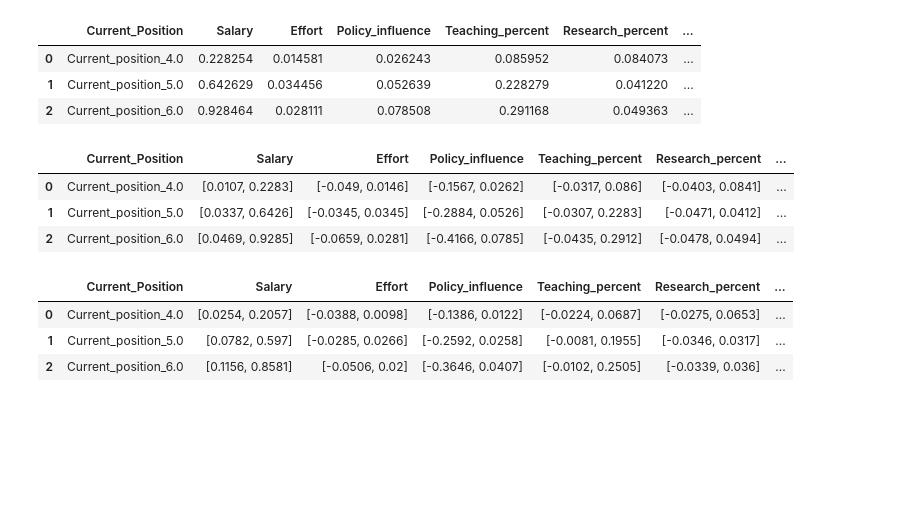
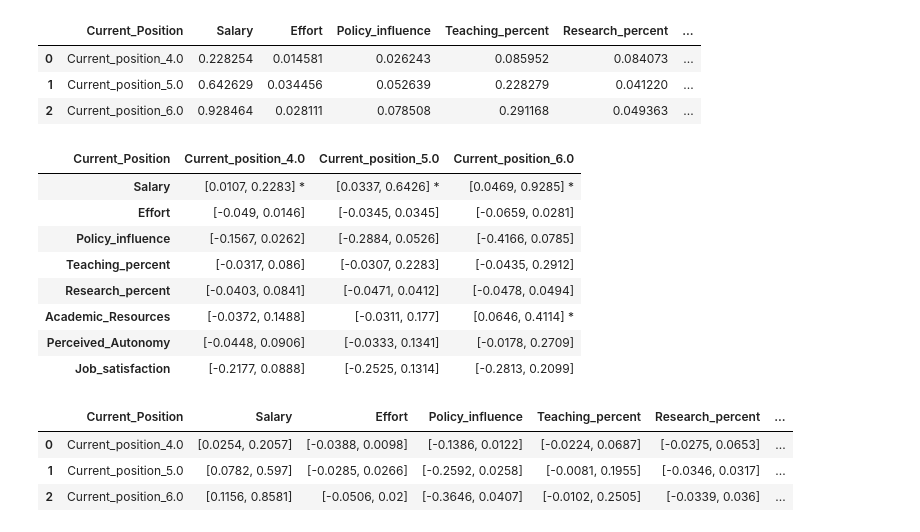
Before and after one commit to AndreiAf02/Job-Satisfaction, a Jupyter notebook: Job_Satisfaction_CZ_Seniority_Simplified.ipynb, the cells around one changed output. Saved outputs shown, nothing was run; the diff lists cells and outputs as text; code cells hidden in the pictures; blank space fills up the shorter version.

```diff
--- a/Job_Satisfaction_CZ_Seniority_Simplified.ipynb
+++ b/Job_Satisfaction_CZ_Seniority_Simplified.ipynb
@@ -1367,9 +1425,9 @@ mediation_path_values_no_mod.to_csv('CZ_mediation_path_values_no_mod.csv')
 # %%
-# path_to_bootstrap = 'https://raw.githubusercontent.com/AndreiAf02/Job-Satisfaction/refs/heads/main/CZ_bootstrap/'
+path_to_bootstrap = 'https://raw.githubusercontent.com/AndreiAf02/Job-Satisfaction/refs/heads/main/CZ_bootstrap/'
 
-# mediation_path_values = pd.read_csv(path_to_bootstrap+'CZ_mediation_path_values.csv', sep=",", header=0).iloc[:,1:]
-# moderation_path_values = pd.read_csv(path_to_bootstrap+'CZ_moderation_path_values.csv', sep=",", header=0).iloc[:,1:]
-# mediation_path_values_no_mod = pd.read_csv(path_to_bootstrap+'CZ_mediation_path_values_no_mod.csv', sep=",", header=0).iloc[:,1:]
+mediation_path_values = pd.read_csv(path_to_bootstrap+'CZ_mediation_path_values.csv', sep=",", header=0).iloc[:,1:]
+moderation_path_values = pd.read_csv(path_to_bootstrap+'CZ_moderation_path_values.csv', sep=",", header=0).iloc[:,1:]
+mediation_path_values_no_mod = pd.read_csv(path_to_bootstrap+'CZ_mediation_path_values_no_mod.csv', sep=",", header=0).iloc[:,1:]
 # %%
 mediation_path_values
 # %% [output]
@@ -1440,9 +1498,13 @@ for curr_pos in Current_position_dummy_cols:
     ## Calculating the lower and upper bounds of the Percentile Bootstrap Confidence Interval (PBCI):
     lbound = np.percentile(data[col], 2.5)
     ubound = np.percentile(data[col], 97.5)
+    if lbound > 0. or ubound < 0.:
+      sig = ' *'
+    else:
+      sig = ''
     lbound_vals.append(lbound)
     ubound_vals.append(ubound)
-    pbci_vals.append('['+str(round(lbound,4))+', '+str(round(ubound,4))+']')
+    pbci_vals.append('['+str(round(lbound,4))+', '+str(round(ubound,4))+']'+sig)
     pbci_90_vals.append('['+str(round(np.percentile(data[col], 5.),4))+', '+str(round(np.percentile(data[col], 95),4))+']')
 
   mean_results.loc[len(mean_results)] = mean_vals
@@ -1473,13 +1535,18 @@ ubound_results
 | 0 | Current_position_4.0 | 0.228254 | 0.014581 | 0.026243 | 0.085952 | 0.084073 | ... |
 | 1 | Current_position_5.0 | 0.642629 | 0.034456 | 0.052639 | 0.228279 | 0.041220 | ... |
 | 2 | Current_position_6.0 | 0.928464 | 0.028111 | 0.078508 | 0.291168 | 0.049363 | ... |
-# %%
-pbci_results
-# %% [output]
-|  | Current_Position | Salary | Effort | Policy_influence | Teaching_percent | Research_percent | ... |
-| 0 | Current_position_4.0 | [0.0107, 0.2283] | [-0.049, 0.0146] | [-0.1567, 0.0262] | [-0.0317, 0.086] | [-0.0403, 0.0841] | ... |
-| 1 | Current_position_5.0 | [0.0337, 0.6426] | [-0.0345, 0.0345] | [-0.2884, 0.0526] | [-0.0307, 0.2283] | [-0.0471, 0.0412] | ... |
-| 2 | Current_position_6.0 | [0.0469, 0.9285] | [-0.0659, 0.0281] | [-0.4166, 0.0785] | [-0.0435, 0.2912] | [-0.0478, 0.0494] | ... |
+# %%
+pbci_results.set_index('Current_Position').T
+# %% [output]
+| Current_Position | Current_position_4.0 | Current_position_5.0 | Current_position_6.0 |
+| Salary | [0.0107, 0.2283] * | [0.0337, 0.6426] * | [0.0469, 0.9285] * |
+| Effort | [-0.049, 0.0146] | [-0.0345, 0.0345] | [-0.0659, 0.0281] |
+| Policy_influence | [-0.1567, 0.0262] | [-0.2884, 0.0526] | [-0.4166, 0.0785] |
+| Teaching_percent | [-0.0317, 0.086] | [-0.0307, 0.2283] | [-0.0435, 0.2912] |
+| Research_percent | [-0.0403, 0.0841] | [-0.0471, 0.0412] | [-0.0478, 0.0494] |
+| Academic_Resources | [-0.0372, 0.1488] | [-0.0311, 0.177] | [0.0646, 0.4114] * |
+| Perceived_Autonomy | [-0.0448, 0.0906] | [-0.0333, 0.1341] | [-0.0178, 0.2709] |
+| Job_satisfaction | [-0.2177, 0.0888] | [-0.2525, 0.1314] | [-0.2813, 0.2099] |
 # %%
 pbci_90_results
 # %% [output]
```
Also changed, not shown: parts of 8 cells of this notebook.
